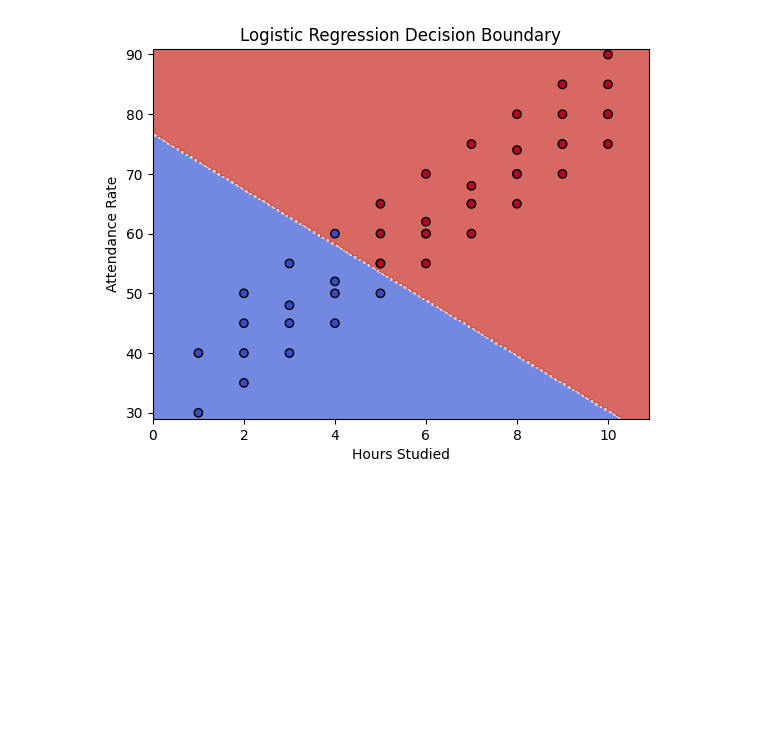
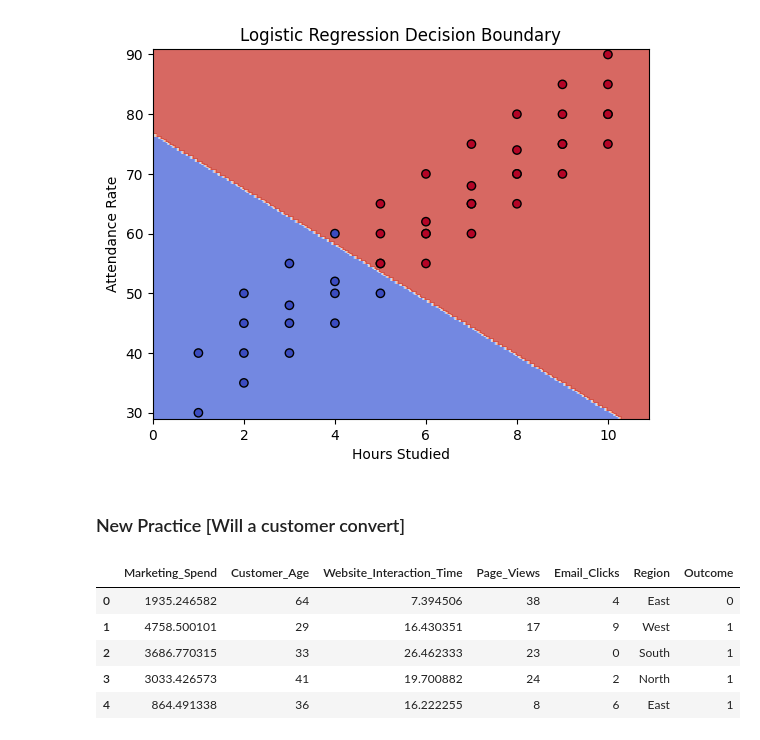
Before and after one commit to M-Hamza-Rao/Machine-Learning-Fundamentals-Practice, a Jupyter notebook: Logistic_Regression_Practice.ipynb, the cells around one changed output. Saved outputs shown, nothing was run; the diff lists cells and outputs as text; code cells hidden in the pictures; blank space fills up the shorter version.

Commit message:
Practice Code

```diff
--- a/Logistic_Regression_Practice.ipynb
+++ b/Logistic_Regression_Practice.ipynb
@@ -119,3 +119,5 @@ def plot_decision_boundary(model, X, y):
 plot_decision_boundary(model, X, y)
 # %% [output]
 [figure]
+# %% [markdown]
+### New Practice [Will a customer convert]
@@ -121,0 +133,10 @@ plot_decision_boundary(model, X, y)
+# %%
+df = pd.read_csv("sales_conversion_dataset.csv")
+df.head()
+# %% [output]
+|  | Marketing_Spend | Customer_Age | Website_Interaction_Time | Page_Views | Email_Clicks | Region | Outcome |
+| 0 | 1935.246582 | 64 | 7.394506 | 38 | 4 | East | 0 |
+| 1 | 4758.500101 | 29 | 16.430351 | 17 | 9 | West | 1 |
+| 2 | 3686.770315 | 33 | 26.462333 | 23 | 0 | South | 1 |
+| 3 | 3033.426573 | 41 | 19.700882 | 24 | 2 | North | 1 |
+| 4 | 864.491338 | 36 | 16.222255 | 8 | 6 | East | 1 |
```
Also changed, not shown: parts of 12 cells of this notebook, 2 other files.
